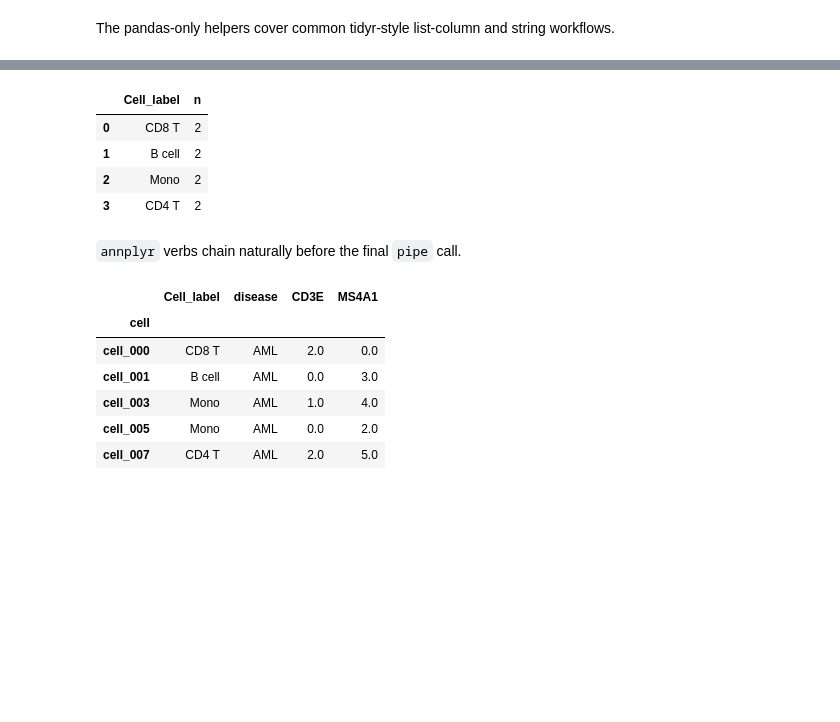
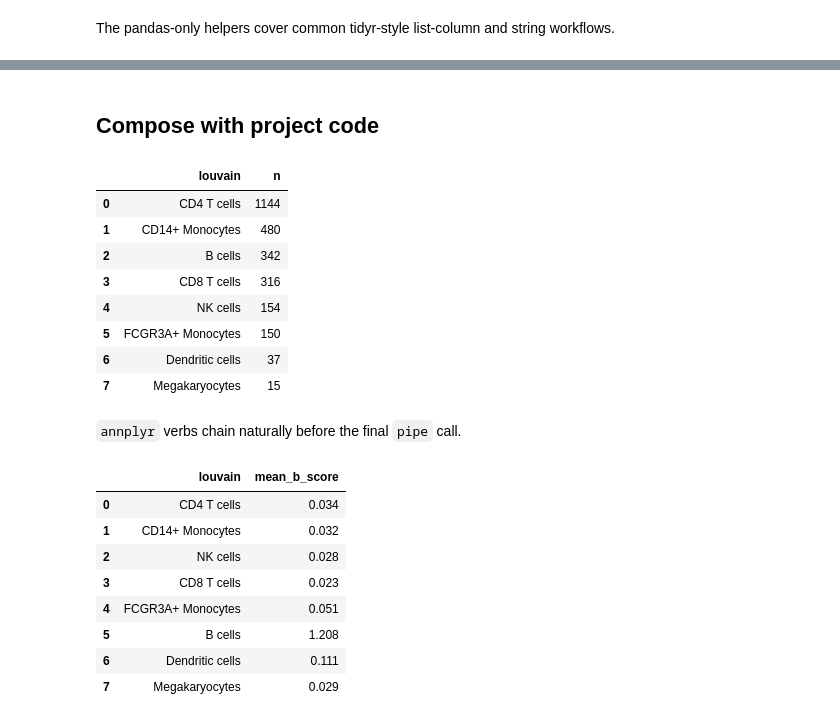
Before and after one commit to mdmanurung/annplyr, a Jupyter notebook: docs/notebooks/all_of_annplyr.ipynb, the cells around one changed output, grey strips where cells are left out. Saved outputs shown, nothing was run; the diff lists cells and outputs as text; code cells hidden in the pictures; blank space fills up the shorter version.

```diff
--- a/docs/notebooks/all_of_annplyr.ipynb
+++ b/docs/notebooks/all_of_annplyr.ipynb
@@ -38,5 +41,9 @@ type is easy to inspect.
 # %%
-import annplyr as ap
 import numpy as np
 import pandas as pd
-from anndata import AnnData
+import scanpy as sc
+
+import annplyr as ap
+
+adata = sc.datasets.pbmc3k_processed()
+adata
@@ -123,14 +66,12 @@ Clinical and experimental annotations commonly live in a separate one-row-per-do
 # %%
+adata.obs["donor_id"] = [f"donor_{i % 3 + 1}" for i in range(adata.n_obs)]
+
 donor_table = pd.DataFrame(
     {
-        "donor_id": ["AML1", "AML2", "AML3"],
-        "treatment": ["baseline", "induction", "baseline"],
+        "donor_id": ["donor_1", "donor_2", "donor_3"],
+        "condition": ["control", "stimulated", "stimulated"],
     }
 )
 
-joined = adata.ap.left_join(
-    donor_table,
-    by="donor_id",
-    relationship="many-to-one",
-)
-joined.obs[["donor_id", "disease", "treatment"]].head()
+joined = adata.ap.left_join(donor_table, by="donor_id", relationship="many-to-one")
+joined.obs[["louvain", "donor_id", "condition"]].head()
@@ -526,32 +469,37 @@ ap.separate_rows(
+# %% [markdown]
+## Compose with project code
 # %%
-def cell_label_counts(adata):
-    """Return cell-label counts for an AnnData object."""
-    return adata.ap.count("Cell_label", sort=True)
+def cell_type_counts(data):
+    return data.ap.count("louvain", sort=True)
 
 
-adata.ap.pipe(cell_label_counts)
+adata.ap.pipe(cell_type_counts)
 # %% [output]
-|  | Cell_label | n |
-| 0 | CD8 T | 2 |
-| 1 | B cell | 2 |
-| 2 | Mono | 2 |
-| 3 | CD4 T | 2 |
+|  | louvain | n |
+| 0 | CD4 T cells | 1144 |
+| 1 | CD14+ Monocytes | 480 |
+| 2 | B cells | 342 |
+| 3 | CD8 T cells | 316 |
+| 4 | NK cells | 154 |
+| 5 | FCGR3A+ Monocytes | 150 |
+| 6 | Dendritic cells | 37 |
+| 7 | Megakaryocytes | 15 |
 # %% [markdown]
 `annplyr` verbs chain naturally before the final `pipe` call.
 # %%
 (
-    adata.ap.select(obs=["Cell_label", "disease"], x=["CD3E", "MS4A1"])
-    .ap.filter(
-        obs=ap.col("disease") == "AML",
-        x=ap.if_any(ap.everything(), lambda column: ap.col(column) > 1),
-    )
-    .ap.pipe(lambda data: data.ap.to_df(obs=ap.everything(), x=ap.everything()))
+    adata.ap.filter(obs=ap.col("percent_mito") < 0.03)
+    .ap.mutate(raw={"b_score": (ap.col("MS4A1") + ap.col("CD79A")) / 2})
+    .ap.pipe(lambda data: data.ap.summarize(obs={"mean_b_score": ap.mean("b_score")}, by="louvain"))
+    .round(3)
 )
 # %% [output]
-|  | Cell_label | disease | CD3E | MS4A1 |
-| cell |  |  |  |  |
-| cell_000 | CD8 T | AML | 2.0 | 0.0 |
-| cell_001 | B cell | AML | 0.0 | 3.0 |
-| cell_003 | Mono | AML | 1.0 | 4.0 |
-| cell_005 | Mono | AML | 0.0 | 2.0 |
-| cell_007 | CD4 T | AML | 2.0 | 5.0 |
+|  | louvain | mean_b_score |
+| 0 | CD4 T cells | 0.034 |
+| 1 | CD14+ Monocytes | 0.032 |
+| 2 | NK cells | 0.028 |
+| 3 | CD8 T cells | 0.023 |
+| 4 | FCGR3A+ Monocytes | 0.051 |
+| 5 | B cells | 1.208 |
+| 6 | Dendritic cells | 0.111 |
+| 7 | Megakaryocytes | 0.029 |
```
Also changed, not shown: parts of 62 cells of this notebook, 2 other files.
